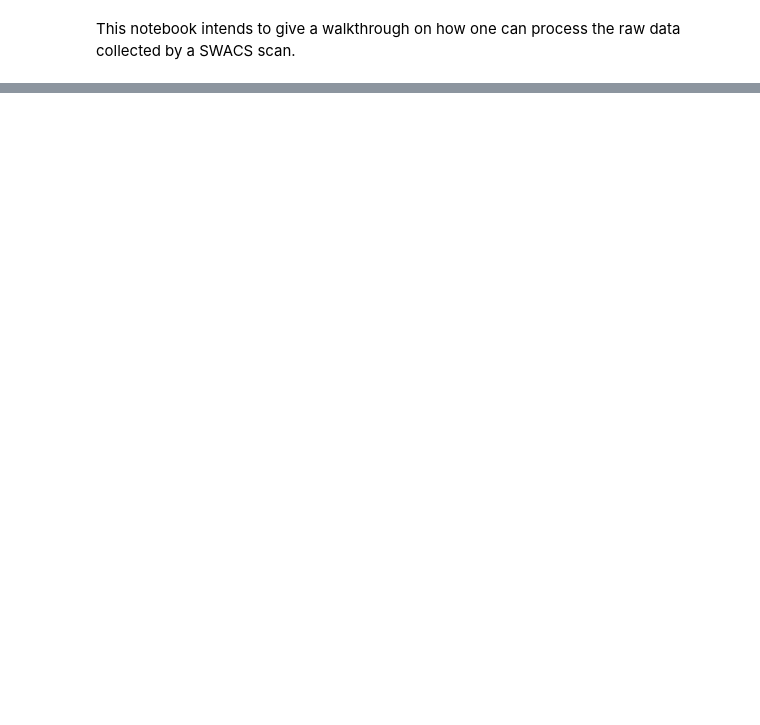
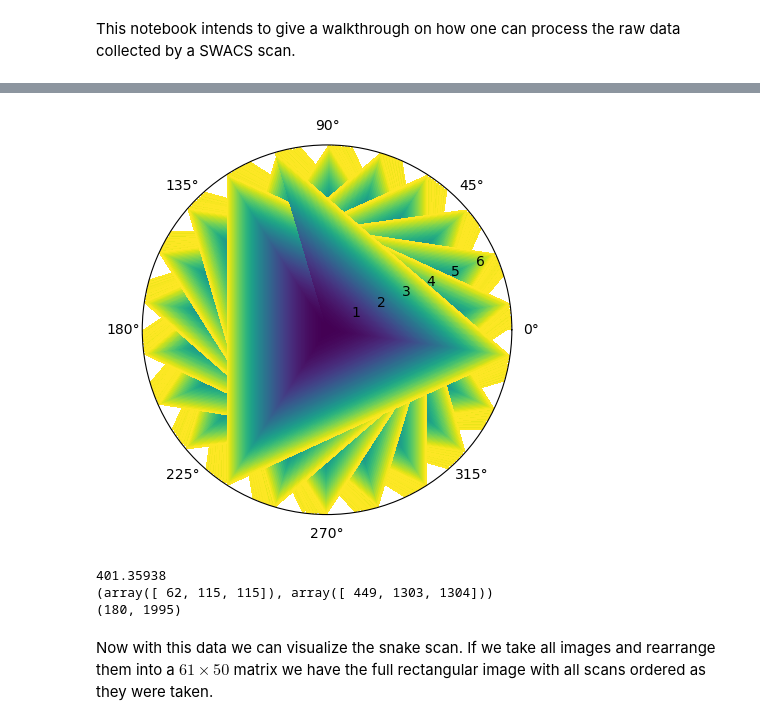
Before and after one commit to J-Holger/MVE386, a Jupyter notebook: chalmers/holger.ipynb, the cells around one changed output, grey strips where cells are left out. Saved outputs shown, nothing was run; the diff lists cells and outputs as text; code cells hidden in the pictures; blank space fills up the shorter version.

```diff
--- a/chalmers/holger.ipynb
+++ b/chalmers/holger.ipynb
@@ -21,0 +126,32 @@ KeyboardInterrupt:
+# %%
+fig = plt.figure()
+ax = Axes3D(fig)
+
+rad = data['q']
+azm = data['azi']
+r, th = np.meshgrid(rad, azm)
+r1 = data['I'][image_to_plot][...][:]
+th1 = data['I'][image_to_plot][:][...]
+z = (r ** 2.0) / 4.0
+
+plt.subplot(projection="polar")
+
+plt.pcolormesh(th, r, z)
+#plt.pcolormesh(th, z, r)
+
+plt.plot(azm, r, color='k', ls='none')
+plt.grid()
+
+plt.show()
+# %% [output]
+[figure, added]
+# %%
+print(np.max(data['I'][image_to_plot][:][...]))
+print(np.where(data['I'][image_to_plot][:] > 50))
+print(np.delete(data['I'][image_to_plot], np.array([[62, 449], [155, 1303], [155, 1304]]), 1).shape)
+# %% [output]
+401.35938
+(array([ 62, 115, 115]), array([ 449, 1303, 1304]))
+(180, 1995)
+# %% [markdown]
+Now with this data we can visualize the snake scan. If we take all images and rearrange them into a $61 \times 50$ matrix we have the full rectangular image with all scans ordered as they were taken.
```
Also changed, not shown: parts of 10 cells of this notebook, 2 other files.
